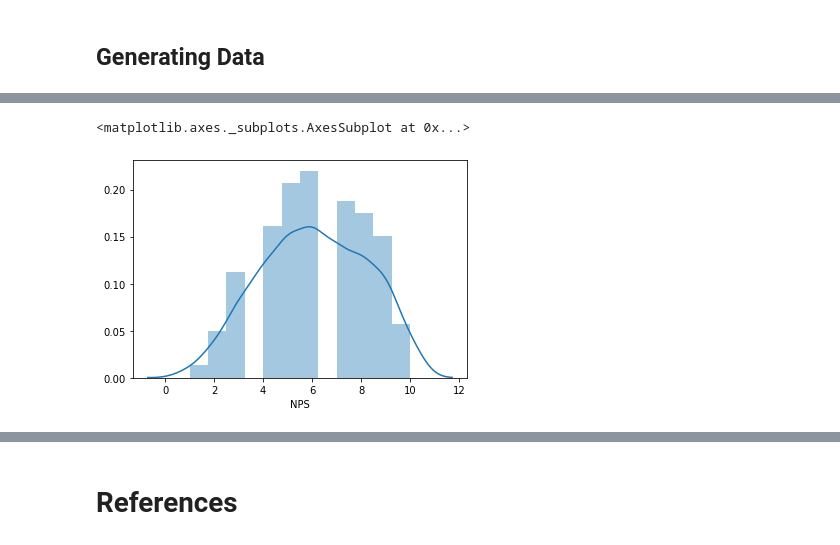
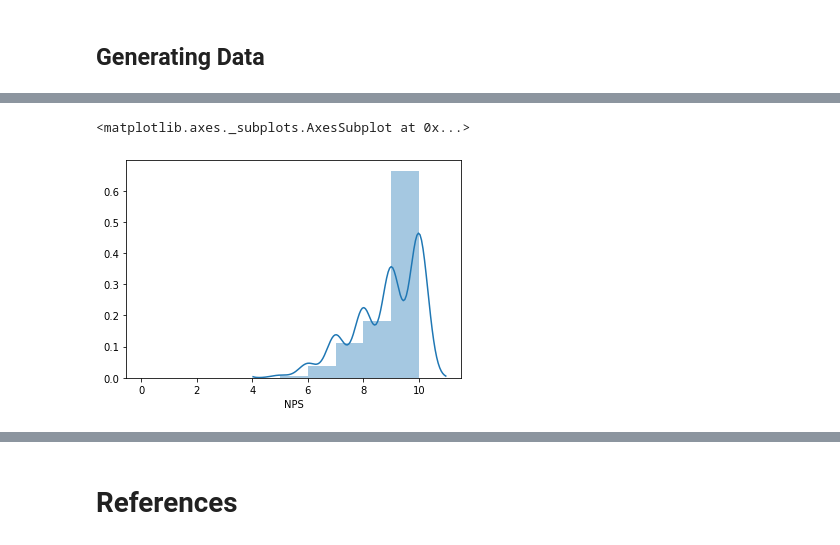
Before and after one commit to cian-gmit-da2020/prog-fun-project, a Jupyter notebook: Prog-Fun Project.ipynb, the cells around one changed output, grey strips where cells are left out. Cells and saved outputs as stored; diff of their text form; code cells hidden in the pictures.

```diff
--- a/Prog-Fun Project.ipynb
+++ b/Prog-Fun Project.ipynb
@@ -177,5 +177,5 @@ print(nps_df1.loc[:, "NPS"].mean())
 # %%
-nps_df2 = genData(1000, waitTime = 60, agentPerc= [.30,.70], avgRes=.9)
+nps_df2 = genData(1000, waitTime = 60, agentPerc= [.30,.70], avgRes=.75)
 # %%
 print(nps_df2.head())
 # %% [output]
@@ -235,5 +258,5 @@ plt.hist(nps_df1.loc[:, "NPS"])
 # %%
-sns.distplot(nps_df1.loc[:, "NPS"], hist=True)
+sns.distplot(res_df.loc[:, "NPS"], hist=True, bins=range(11))
 # %% [output]
 <matplotlib.axes._subplots.AxesSubplot at 0x...>
-[figure, old version]
+[figure, new version]
```
Also changed, not shown: parts of 17 cells of this notebook, 3 other files.
